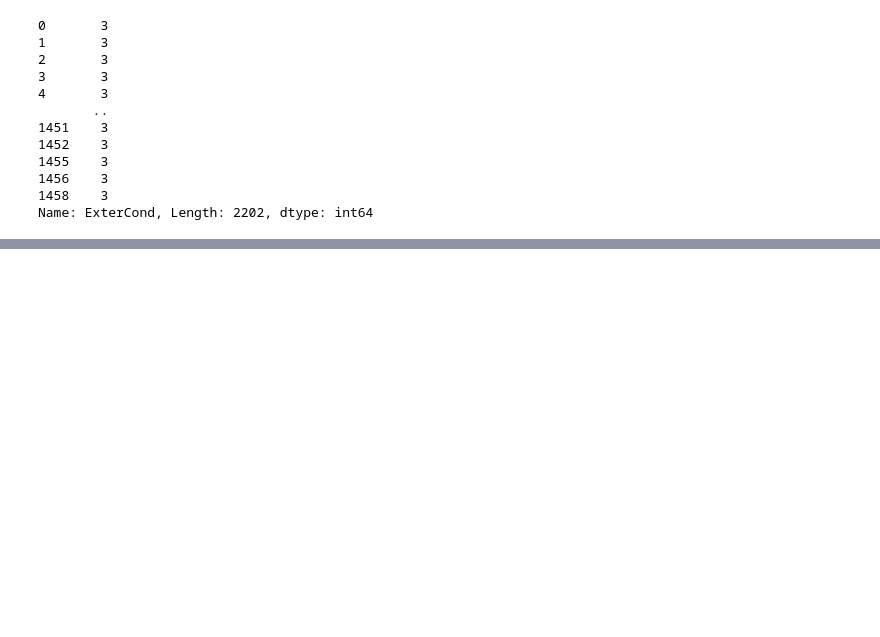
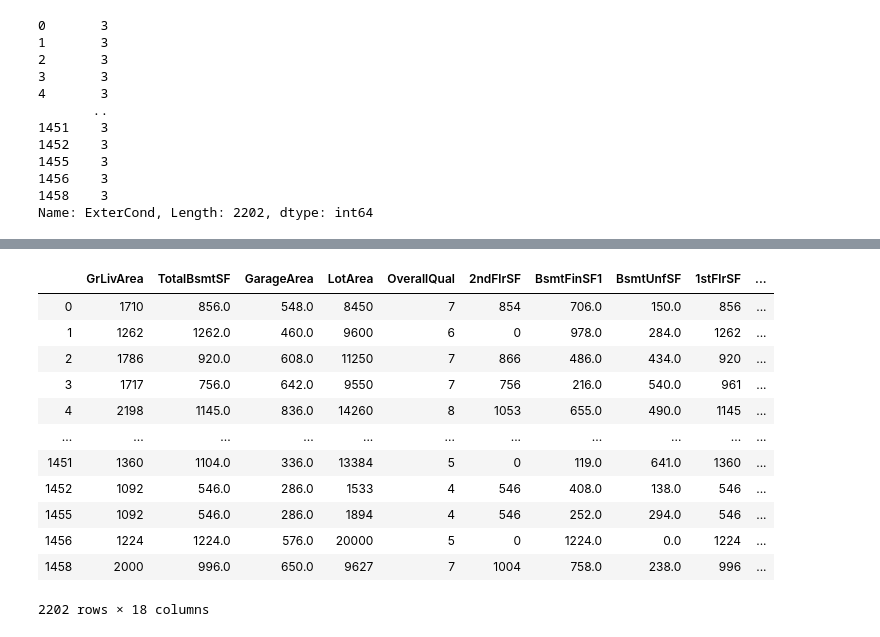
Before and after one commit to Monalipatel/House-Price-Predictor, a Jupyter notebook: Data_Cleanup.ipynb, the cells around one changed output, grey strips where cells are left out. Cells and saved outputs as stored; diff of their text form; code cells hidden in the pictures; blank space fills up the shorter version.

```diff
--- a/Data_Cleanup.ipynb
+++ b/Data_Cleanup.ipynb
@@ -409,3 +416,4 @@ rf.score(X, Y)
 # %%
-sorted(zip(rf.feature_importances_, X.columns), reverse=True)
+srtd_fi = sorted(zip(rf.feature_importances_, X.columns), reverse=True)
+srtd_fi
 # %% [output]
@@ -428,0 +437,9 @@ sorted(zip(rf.feature_importances_, X.columns), reverse=True)
+# %%
+# keep values above 0.01
+cols = []
+
+for fi, column in srtd_fi:
+    if fi >= 0.01:
+        cols.append(column)
+
+cols
@@ -428,0 +465,17 @@ sorted(zip(rf.feature_importances_, X.columns), reverse=True)
+# %%
+combined_df = combined_df[cols]
+combined_df
+# %% [output]
+|  | GrLivArea | TotalBsmtSF | GarageArea | LotArea | OverallQual | 2ndFlrSF | BsmtFinSF1 | BsmtUnfSF | 1stFlrSF | ... |
+| 0 | 1710 | 856.0 | 548.0 | 8450 | 7 | 854 | 706.0 | 150.0 | 856 | ... |
+| 1 | 1262 | 1262.0 | 460.0 | 9600 | 6 | 0 | 978.0 | 284.0 | 1262 | ... |
+| 2 | 1786 | 920.0 | 608.0 | 11250 | 7 | 866 | 486.0 | 434.0 | 920 | ... |
+| 3 | 1717 | 756.0 | 642.0 | 9550 | 7 | 756 | 216.0 | 540.0 | 961 | ... |
+| 4 | 2198 | 1145.0 | 836.0 | 14260 | 8 | 1053 | 655.0 | 490.0 | 1145 | ... |
+| ... | ... | ... | ... | ... | ... | ... | ... | ... | ... | ... |
+| 1451 | 1360 | 1104.0 | 336.0 | 13384 | 5 | 0 | 119.0 | 641.0 | 1360 | ... |
+| 1452 | 1092 | 546.0 | 286.0 | 1533 | 4 | 546 | 408.0 | 138.0 | 546 | ... |
+| 1455 | 1092 | 546.0 | 286.0 | 1894 | 4 | 546 | 252.0 | 294.0 | 546 | ... |
+| 1456 | 1224 | 1224.0 | 576.0 | 20000 | 5 | 0 | 1224.0 | 0.0 | 1224 | ... |
+| 1458 | 2000 | 996.0 | 650.0 | 9627 | 7 | 1004 | 758.0 | 238.0 | 996 | ... |
+2202 rows × 18 columns
```
Also changed, not shown: parts of 13 cells of this notebook.
